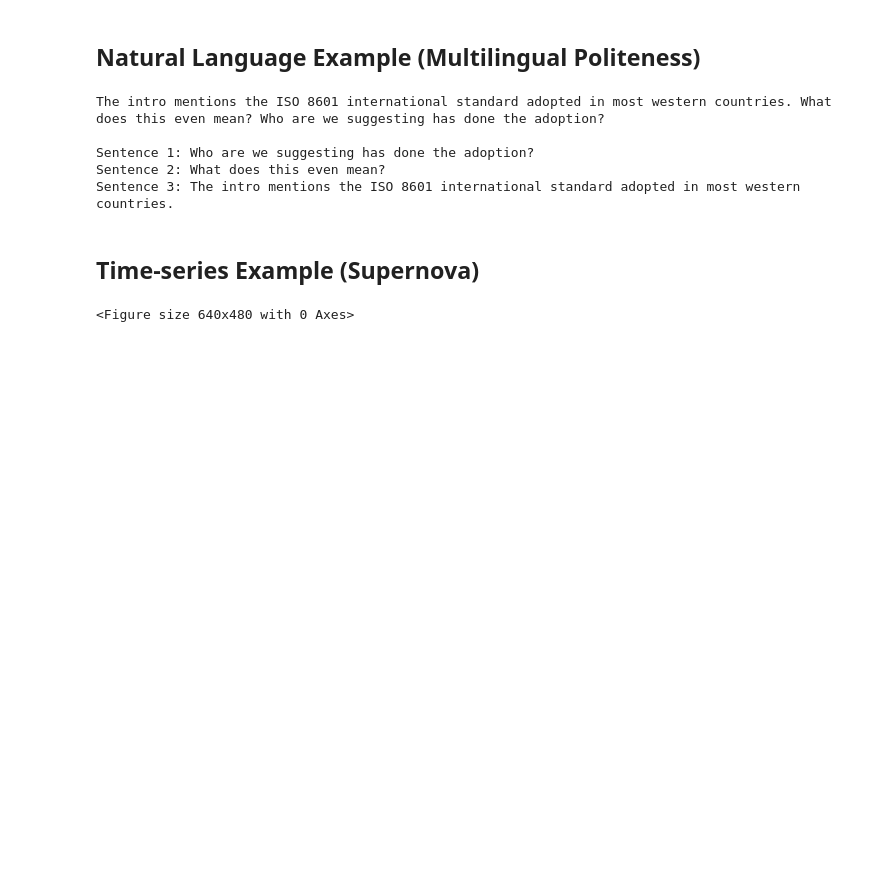
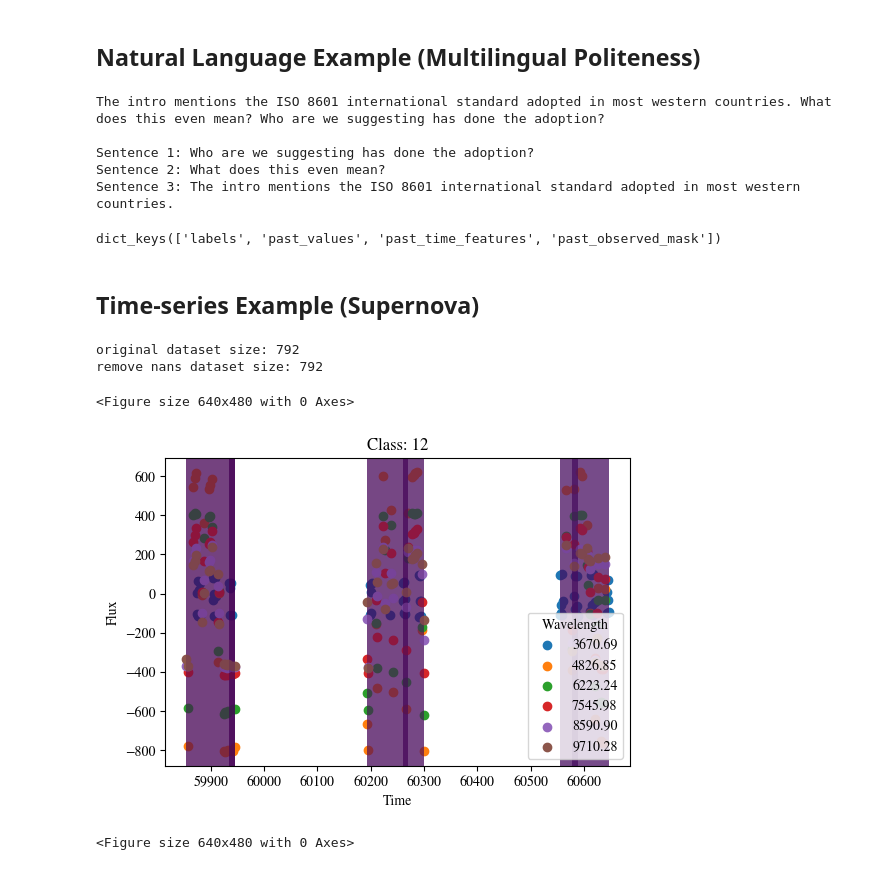
Before and after one commit to DebugML/exlib, a Jupyter notebook: fix_demo.ipynb, the cells around one changed output. Drawn from its saved outputs; the diff is of its cells as text; code cells hidden in the pictures; blank space fills up the shorter version.

```diff
--- a/fix_demo.ipynb
+++ b/fix_demo.ipynb
@@ -325,10 +326,61 @@ The intro mentions the ISO 8601 international standard adopted in most western c
 Sentence 1: Who are we suggesting has done the adoption?
 Sentence 2: What does this even mean?
 Sentence 3: The intro mentions the ISO 8601 international standard adopted in most western countries.
+# %%
+supernova_item.keys()
+# %% [output]
+dict_keys(['labels', 'past_values', 'past_time_features', 'past_observed_mask'])
 # %% [markdown]
 ## Time-series Example (Supernova)
 # %%
+from exlib.utils.supernova_helper import *
 supernova_dataset = exlib.datasets.supernova.SupernovaDataset(split="test")
+test_dataloader = create_test_dataloader_raw(
+        dataset=supernova_dataset,
+        batch_size=5,
+        compute_loss=True
+    )
+for supernova_item in test_dataloader:
+    break
+
+slice_feature_extractor = exlib.features.time_series.SliceGroups(ngroups=10, window_size=100)
+slice_groups = slice_feature_extractor(**supernova_item)
+# %% [output]
+original dataset size: 792
+remove nans dataset size: 792
+# %%
+color_map = plt.cm.get_cmap('viridis')
+supernova_item = supernova_dataset.dataset[0]
+plt.clf()
+times_wv = torch.tensor(supernova_item["times_wv"])
+xs = times_wv[:, 0]
+ys = torch.tensor(supernova_item["target"])[:, 0]
+unique_wl = torch.Tensor([3670.69, 4826.85, 6223.24, 7545.98, 8590.9, 9710.28])
+non_zero_mask = ys != 0
+xs, ys = xs[non_zero_mask], ys[non_zero_mask]
+times_wv_filtered = times_wv[non_zero_mask]
+label = supernova_item["label"]
+plt.figure(figsize=(6, 4))
+
+for j, wl in enumerate(unique_wl):
+    mask = times_wv_filtered[:, 1] == wl
+    plt.scatter(xs[mask], ys[mask], label=f'{wl:.2f}', cmap='viridis')
+    for k, g in enumerate(slice_groups[0]):
+        if g.sum() == 0:
+            continue
+        start_idx = g.nonzero().min().item()
+        end_idx = g.nonzero().max().item()
+        x_start = xs[start_idx]
+        x_end = xs[end_idx]
+        plt.axvspan(x_start, x_end, facecolor=color_map(k), alpha=0.2)
+plt.title(f'Class: {label}')
+plt.xlabel('Time')
+plt.ylabel('Flux')
+plt.legend(title='Wavelength')
+plt.show()
+# %% [output]
+<Figure size 640x480 with 0 Axes>
+[figure, added]
 # %%
 window_size = 100
 color_map = plt.cm.get_cmap('viridis')
```
Also changed, not shown: parts of 3 cells of this notebook.
